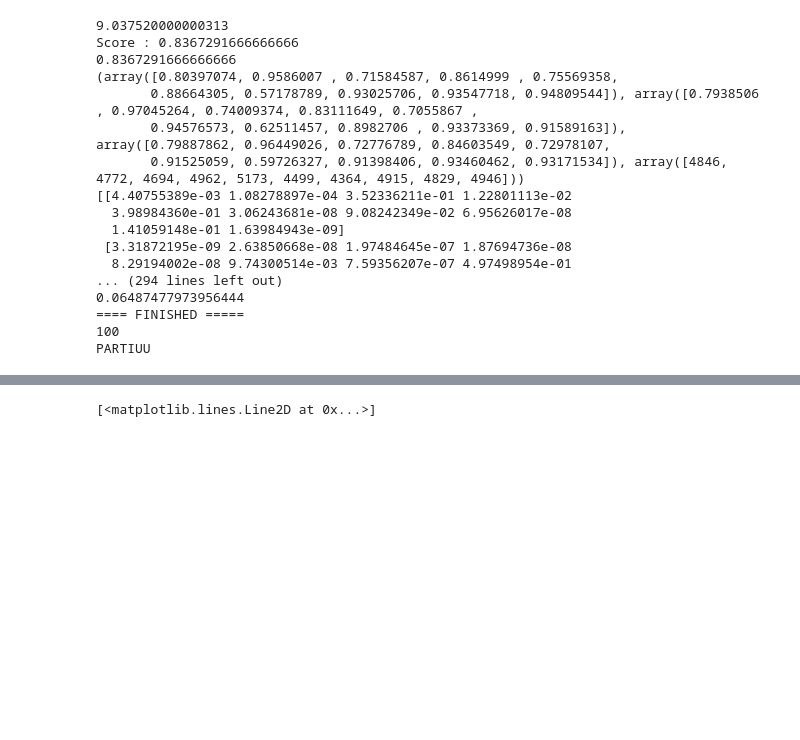
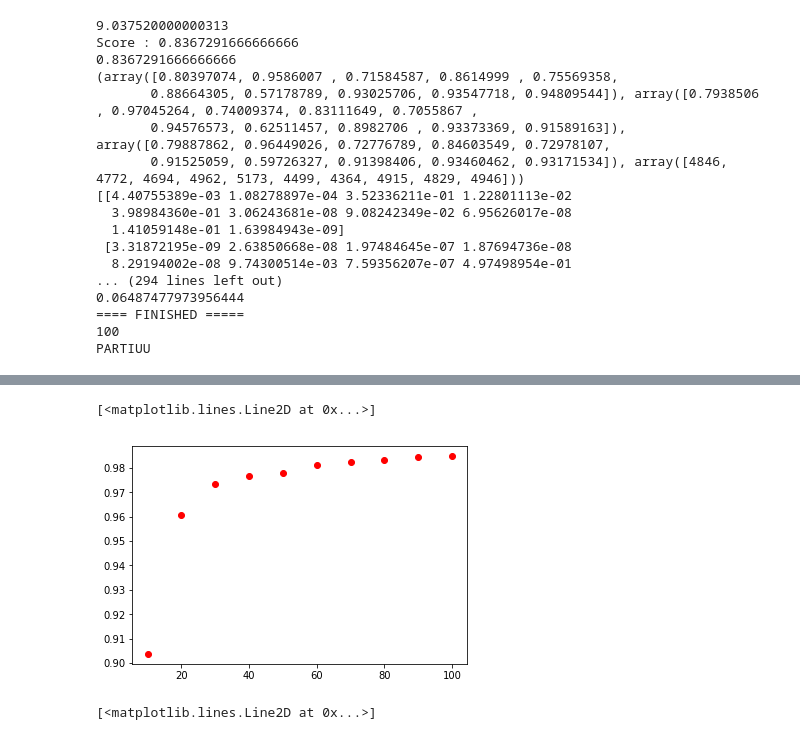
Before and after one commit to ignacioespinoso/Machine-Learning, a Jupyter notebook: proj2/logistic-regression.ipynb, the cells around one changed output, grey strips where cells are left out. Cells and saved outputs as stored; diff of their text form; code cells hidden in the pictures; blank space fills up the shorter version.

```diff
--- a/proj2/logistic-regression.ipynb
+++ b/proj2/logistic-regression.ipynb
@@ -312,0 +324,30 @@ for i in range (10, 101, 10):
+# %%
+
+xToPlotMultinomial_NCG5 = np.array([])
+yToPlotMultinomial_NCG5 = np.array([])
+
+penalt = 'l2'
+solverMode = 'newton-cg'
+maxIter = 10
+multiClass = 'multinomial'
+
+
+for i in range (10, 101, 10):
+    maxIter = i
+    logisticModel21 = LogisticRegression(max_iter = maxIter, multi_class = multiClass, solver = solverMode)
+    start = time.clock()
+    logisticModel21.fit(fashionTrainParams, fashionTrainTarget)
+    print (time.clock() - start)
+
+    print("Score : "+ str(logisticModel21.score(fashionValidationSetParams, fashionValidationSetTarget)))
+    print(metrics.accuracy_score(logisticModel21.predict(fashionValidationSetParams), fashionValidationSetTarget))
+    print(metrics.precision_recall_fscore_support(logisticModel21.predict(fashionValidationSetParams), fashionValidationSetTarget))
+
+    costFunction2 = accuracy(trainTarget, logisticModel21, fashionTrainParams)
+    print (costFunction2)
+
+    xToPlotMultinomial_NCG5 = np.append(xToPlotMultinomial_NCG5,maxIter)
+    yToPlotMultinomial_NCG5 = np.append(yToPlotMultinomial_NCG5,costFunction2)
+    print ("==== FINISHED =====")
+    print (i)
+    print ("PARTIUU")
@@ -313 +372,6 @@ for i in range (10, 101, 10):
+# %%
+plt.plot(xToPlotMultinomial_NCG5, yToPlotMultinomial_NCG5, 'ro')
+# %% [output]
+[<matplotlib.lines.Line2D at 0x...>]
+[figure, added]
 # %%
```
Also changed, not shown: parts of 14 cells of this notebook.
